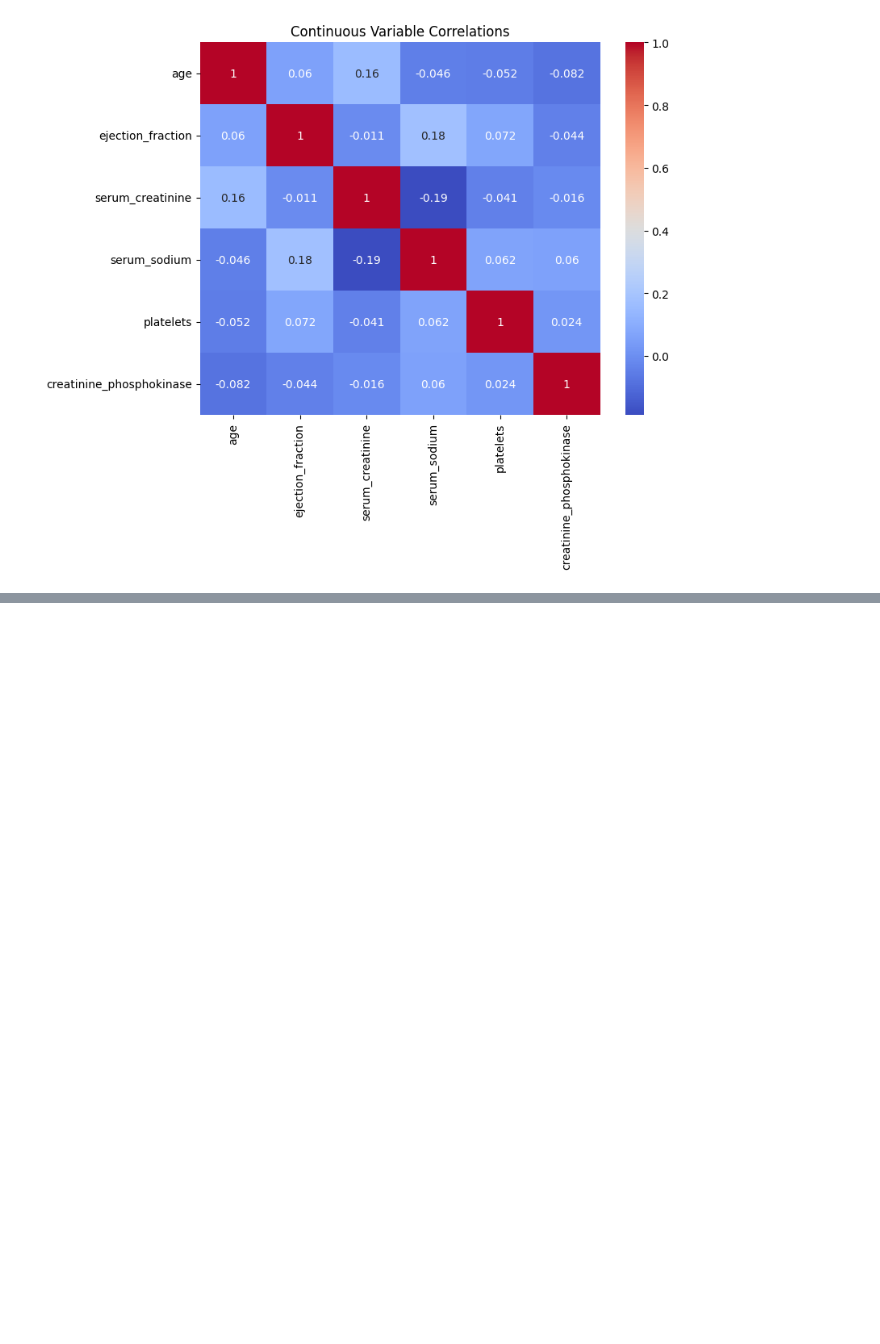
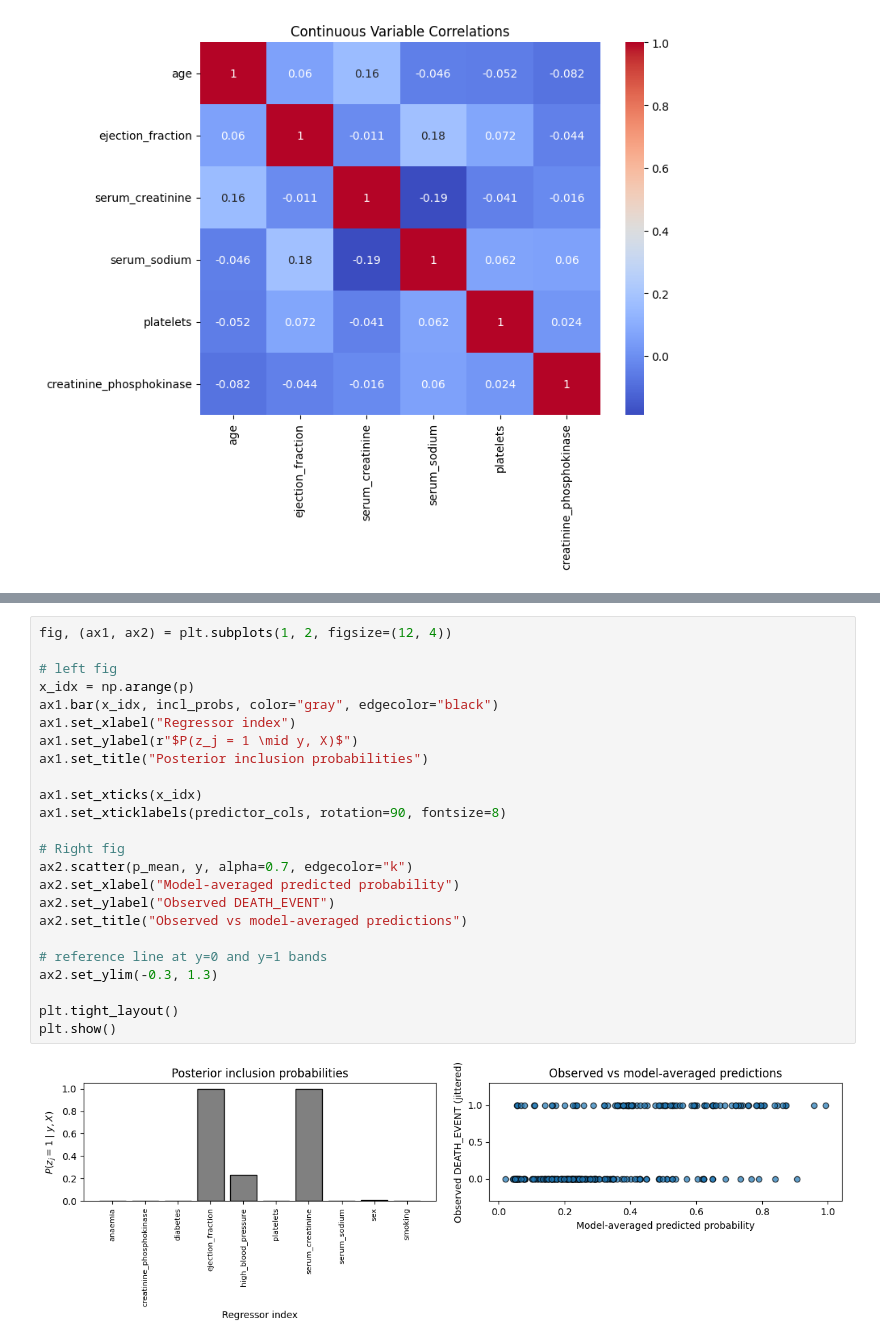
Before and after one commit to jingaling00/bayesian-stats-final-project-fa25, a Jupyter notebook: bayesian-final-proj-fa25.ipynb, the cells around one changed output, grey strips where cells are left out. Drawn from its saved outputs; the diff is of its cells as text; blank space fills up the shorter version.

Commit message:
Add files via upload
added posterior inclusion probs & comparison of model/observed probs

```diff
--- a/bayesian-final-proj-fa25.ipynb
+++ b/bayesian-final-proj-fa25.ipynb
@@ -405,0 +500,26 @@ plt.show()
+# %%
+fig, (ax1, ax2) = plt.subplots(1, 2, figsize=(12, 4))
+
+# left fig
+x_idx = np.arange(p)
+ax1.bar(x_idx, incl_probs, color="gray", edgecolor="black")
+ax1.set_xlabel("Regressor index")
+ax1.set_ylabel(r"$P(z_j = 1 \mid y, X)$")
+ax1.set_title("Posterior inclusion probabilities")
+
+ax1.set_xticks(x_idx)
+ax1.set_xticklabels(predictor_cols, rotation=90, fontsize=8)
+
+# Right fig
+ax2.scatter(p_mean, y, alpha=0.7, edgecolor="k")
+ax2.set_xlabel("Model-averaged predicted probability")
+ax2.set_ylabel("Observed DEATH_EVENT")
+ax2.set_title("Observed vs model-averaged predictions")
+
+# reference line at y=0 and y=1 bands
+ax2.set_ylim(-0.3, 1.3)
+
+plt.tight_layout()
+plt.show()
+# %% [output]
+[figure, added]
```
Also changed, not shown: parts of 15 cells of this notebook.
